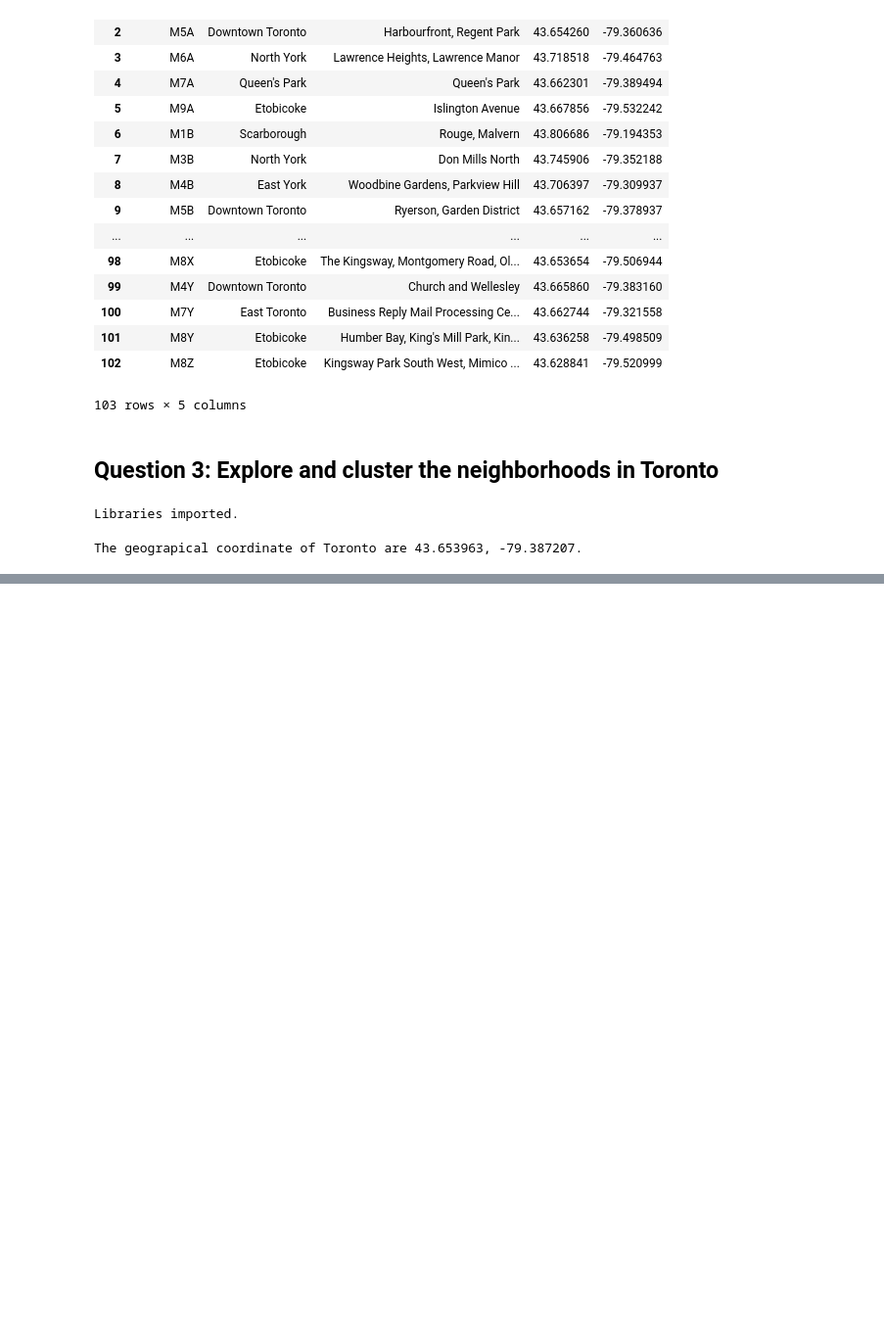
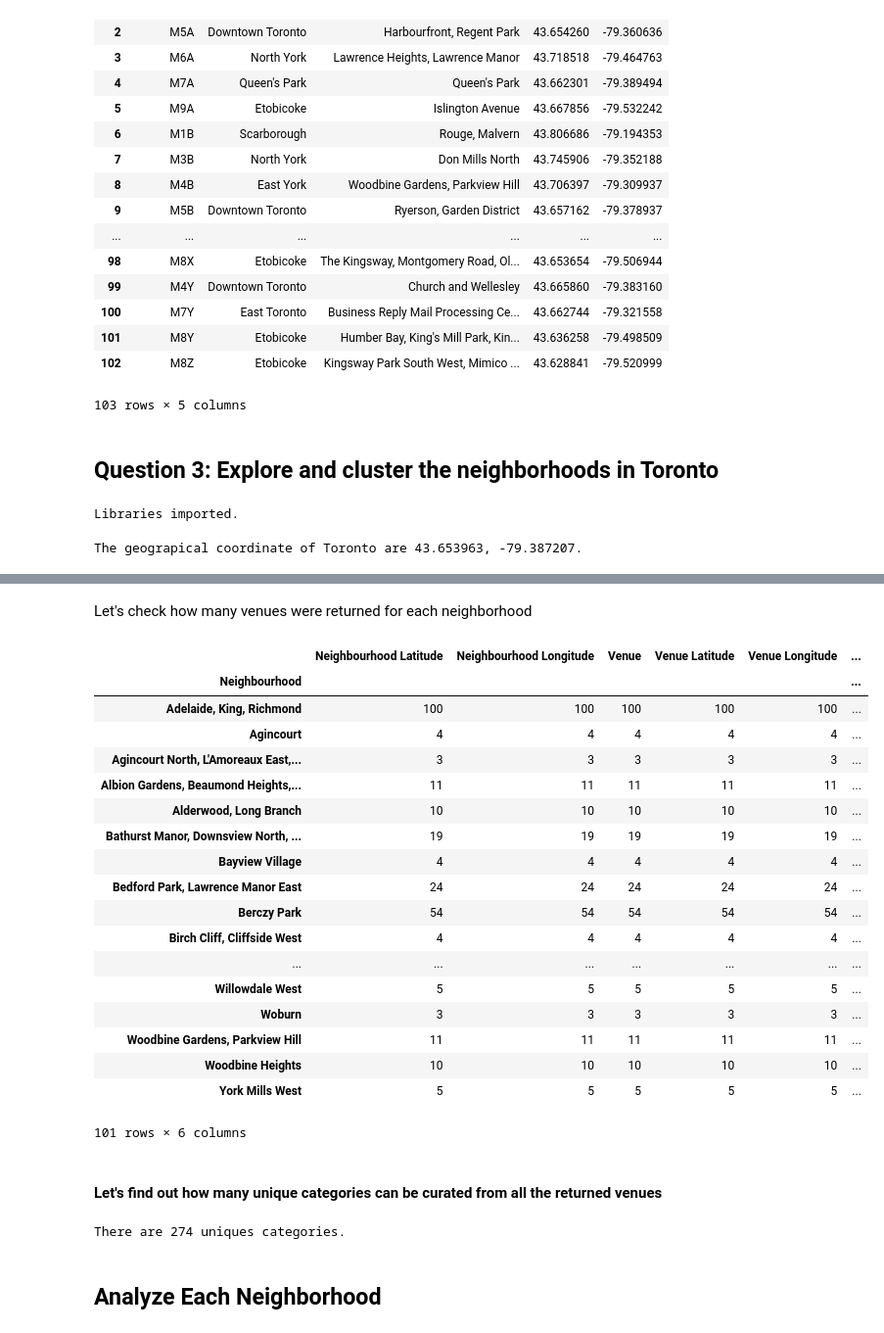
Before and after one commit to junli828/Coursera_Capstone, a Jupyter notebook: TorontoNeighborhood.ipynb, the cells around one changed output, grey strips where cells are left out. Shown: that part at 98% size. Drawn from its saved outputs; the diff is of its cells as text; code cells hidden in the pictures; blank space fills up the shorter version.

```diff
--- a/TorontoNeighborhood.ipynb
+++ b/TorontoNeighborhood.ipynb
@@ -221,7 +225,7 @@ print('The geograpical coordinate of Toronto are {}, {}.'.format(latitude_toront
 # %% [output]
 The geograpical coordinate of Toronto are 43.653963, -79.387207.
 # %%
-map_toronto = folium.Map(location=[latitude_toronto, longitude_toronto], zoom_start=4)
+map_toronto = folium.Map(location=[latitude_toronto, longitude_toronto], zoom_start=12)
 
 map_toronto
 # %% [output]
@@ -246,0 +352,32 @@ map_toronto
+# %% [markdown]
+Let's check how many venues were returned for each neighborhood
+# %%
+toronto_venues.groupby('Neighbourhood').count()
+# %% [output]
+|  | Neighbourhood Latitude | Neighbourhood Longitude | Venue | Venue Latitude | Venue Longitude | ... |
+| Neighbourhood |  |  |  |  |  | ... |
+| Adelaide, King, Richmond | 100 | 100 | 100 | 100 | 100 | ... |
+| Agincourt | 4 | 4 | 4 | 4 | 4 | ... |
+| Agincourt North, L'Amoreaux East,... | 3 | 3 | 3 | 3 | 3 | ... |
+| Albion Gardens, Beaumond Heights,... | 11 | 11 | 11 | 11 | 11 | ... |
+| Alderwood, Long Branch | 10 | 10 | 10 | 10 | 10 | ... |
+| Bathurst Manor, Downsview North, ... | 19 | 19 | 19 | 19 | 19 | ... |
+| Bayview Village | 4 | 4 | 4 | 4 | 4 | ... |
+| Bedford Park, Lawrence Manor East | 24 | 24 | 24 | 24 | 24 | ... |
+| Berczy Park | 54 | 54 | 54 | 54 | 54 | ... |
+| Birch Cliff, Cliffside West | 4 | 4 | 4 | 4 | 4 | ... |
+| ... | ... | ... | ... | ... | ... | ... |
+| Willowdale West | 5 | 5 | 5 | 5 | 5 | ... |
+| Woburn | 3 | 3 | 3 | 3 | 3 | ... |
+| Woodbine Gardens, Parkview Hill | 11 | 11 | 11 | 11 | 11 | ... |
+| Woodbine Heights | 10 | 10 | 10 | 10 | 10 | ... |
+| York Mills West | 5 | 5 | 5 | 5 | 5 | ... |
+101 rows × 6 columns
+# %% [markdown]
+#### Let's find out how many unique categories can be curated from all the returned venues
+# %%
+print('There are {} uniques categories.'.format(len(toronto_venues['Venue Category'].unique())))
+# %% [output]
+There are 274 uniques categories.
+# %% [markdown]
+## Analyze Each Neighborhood
```
Also changed, not shown: parts of 41 cells of this notebook, 2 other files.
